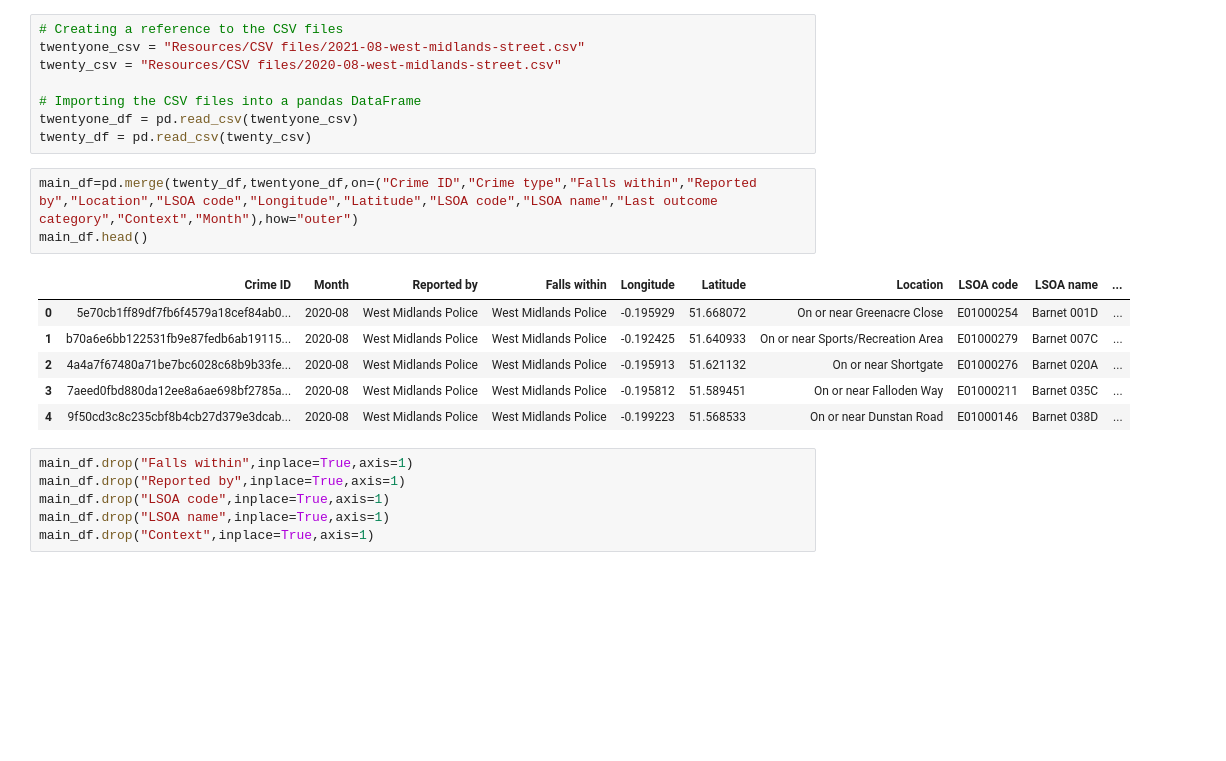
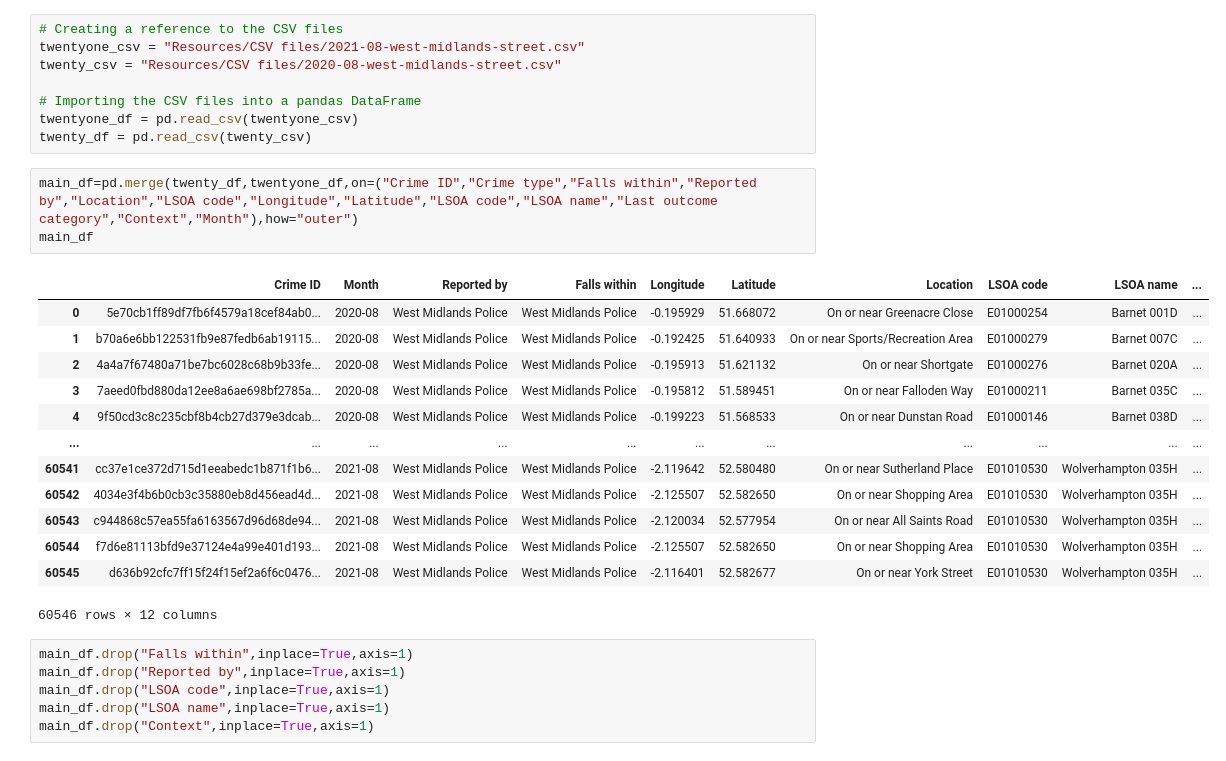
Before and after one commit to hibaa-a/Crime-in-the-West-Midlands, a Jupyter notebook: Crime-Kaz.ipynb, the cells around one changed output. Cells and saved outputs as stored; diff of their text form; blank space fills up the shorter version.

```diff
--- a/Crime-Kaz.ipynb
+++ b/Crime-Kaz.ipynb
@@ -13,14 +13,21 @@ twentyone_df = pd.read_csv(twentyone_csv)
 twenty_df = pd.read_csv(twenty_csv)
 # %%
 main_df=pd.merge(twenty_df,twentyone_df,on=("Crime ID","Crime type","Falls within","Reported by","Location","LSOA code","Longitude","Latitude","LSOA code","LSOA name","Last outcome category","Context","Month"),how="outer")
-main_df.head()
+main_df
 # %% [output]
 |  | Crime ID | Month | Reported by | Falls within | Longitude | Latitude | Location | LSOA code | LSOA name | ... |
 | 0 | 5e70cb1ff89df7fb6f4579a18cef84ab0... | 2020-08 | West Midlands Police | West Midlands Police | -0.195929 | 51.668072 | On or near Greenacre Close | E01000254 | Barnet 001D | ... |
 | 1 | b70a6e6bb122531fb9e87fedb6ab19115... | 2020-08 | West Midlands Police | West Midlands Police | -0.192425 | 51.640933 | On or near Sports/Recreation Area | E01000279 | Barnet 007C | ... |
 | 2 | 4a4a7f67480a71be7bc6028c68b9b33fe... | 2020-08 | West Midlands Police | West Midlands Police | -0.195913 | 51.621132 | On or near Shortgate | E01000276 | Barnet 020A | ... |
 | 3 | 7aeed0fbd880da12ee8a6ae698bf2785a... | 2020-08 | West Midlands Police | West Midlands Police | -0.195812 | 51.589451 | On or near Falloden Way | E01000211 | Barnet 035C | ... |
 | 4 | 9f50cd3c8c235cbf8b4cb27d379e3dcab... | 2020-08 | West Midlands Police | West Midlands Police | -0.199223 | 51.568533 | On or near Dunstan Road | E01000146 | Barnet 038D | ... |
+| ... | ... | ... | ... | ... | ... | ... | ... | ... | ... | ... |
+| 60541 | cc37e1ce372d715d1eeabedc1b871f1b6... | 2021-08 | West Midlands Police | West Midlands Police | -2.119642 | 52.580480 | On or near Sutherland Place | E01010530 | Wolverhampton 035H | ... |
+| 60542 | 4034e3f4b6b0cb3c35880eb8d456ead4d... | 2021-08 | West Midlands Police | West Midlands Police | -2.125507 | 52.582650 | On or near Shopping Area | E01010530 | Wolverhampton 035H | ... |
+| 60543 | c944868c57ea55fa6163567d96d68de94... | 2021-08 | West Midlands Police | West Midlands Police | -2.120034 | 52.577954 | On or near All Saints Road | E01010530 | Wolverhampton 035H | ... |
+| 60544 | f7d6e81113bfd9e37124e4a99e401d193... | 2021-08 | West Midlands Police | West Midlands Police | -2.125507 | 52.582650 | On or near Shopping Area | E01010530 | Wolverhampton 035H | ... |
+| 60545 | d636b92cfc7ff15f24f15ef2a6f6c0476... | 2021-08 | West Midlands Police | West Midlands Police | -2.116401 | 52.582677 | On or near York Street | E01010530 | Wolverhampton 035H | ... |
+60546 rows × 12 columns
 # %%
 main_df.drop("Falls within",inplace=True,axis=1)
 main_df.drop("Reported by",inplace=True,axis=1)
```
Also changed, not shown: parts of 1 cell of this notebook.
